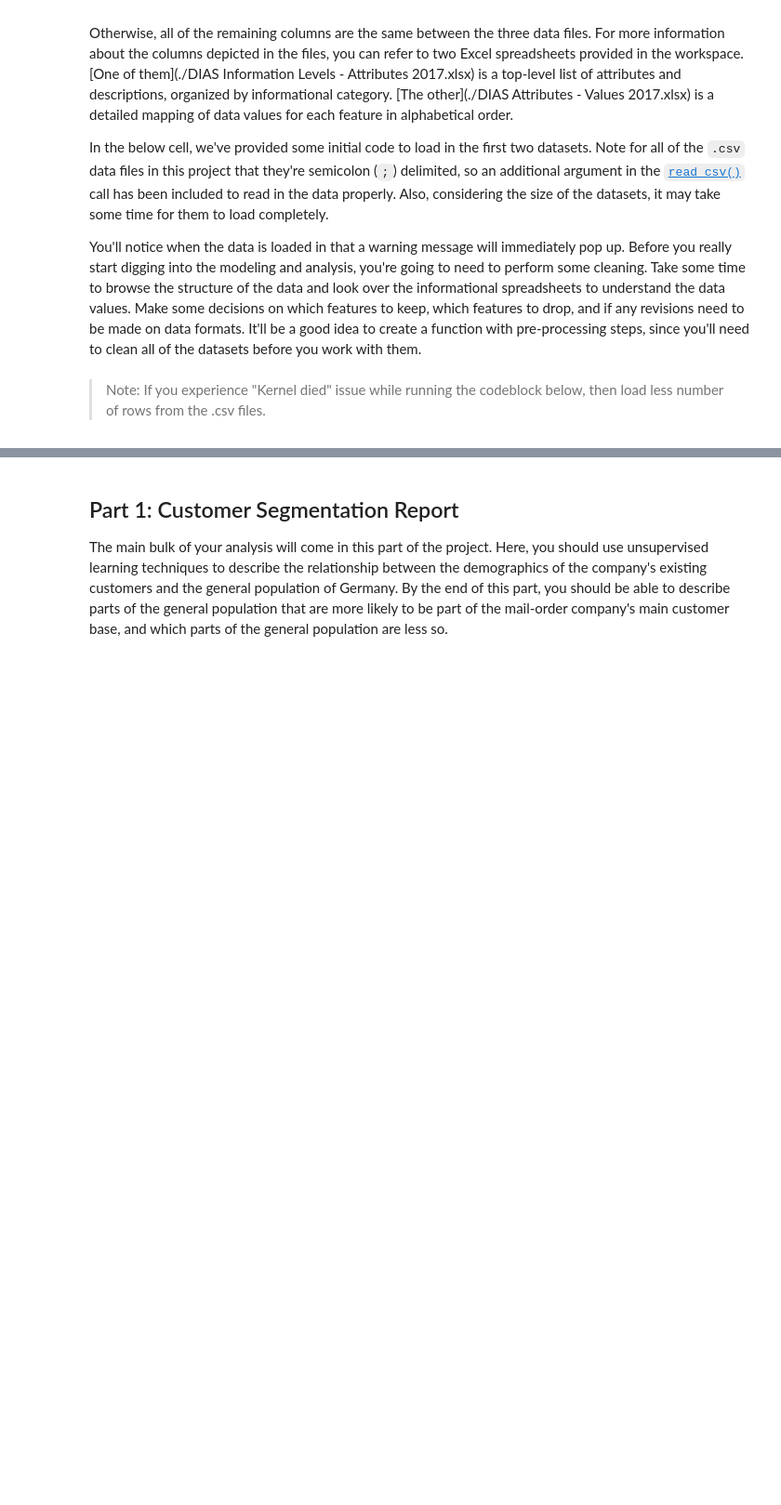
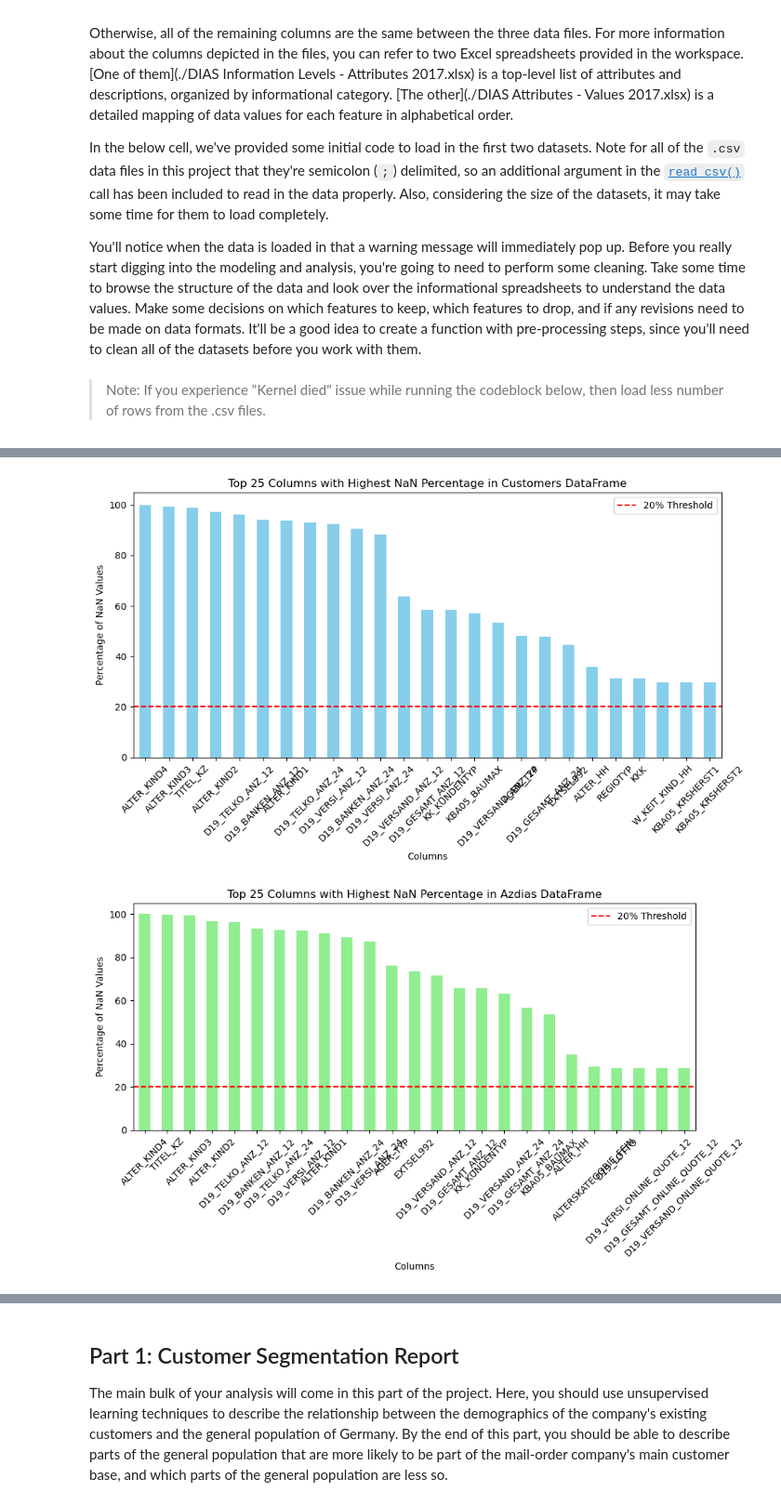
Before and after one commit to fabiandatascience/udacitycapstoneproject, a Jupyter notebook: Arvato Project Workbook.ipynb, the cells around one changed output, grey strips where cells are left out. Shown: that part at 93% size. Saved outputs shown, nothing was run; the diff lists cells and outputs as text; code cells hidden in the pictures; blank space fills up the shorter version.

Commit message:
Notebook Data Cleaning

```diff
--- a/Arvato Project Workbook.ipynb
+++ b/Arvato Project Workbook.ipynb
@@ -111,0 +595,6 @@ customers = pd.read_csv('data/Udacity_CUSTOMERS_052018.csv', sep=';')
+# %%
+
+# Beispielaufruf der Funktion für azdias
+azdias_nan_mapping = replace_with_nan(azdias, nan_mapping_matrix_final)
+
+print(azdias_nan_mapping.head(10))
@@ -111,0 +639,5 @@ customers = pd.read_csv('data/Udacity_CUSTOMERS_052018.csv', sep=';')
+# %%
+# Beispielaufruf der Funktion für azdias
+customers_nan_mapping = replace_with_nan(customers, nan_mapping_matrix_final)
+
+print(customers_nan_mapping.head(10))
@@ -111,0 +698,3 @@ customers = pd.read_csv('data/Udacity_CUSTOMERS_052018.csv', sep=';')
+# %%
+#remove duplicated Rows from azdias_nan_mapping
+azdias_without_duplicates = dataframe_duplicate_dropper(azdias_nan_mapping)
@@ -111,0 +719,3 @@ customers = pd.read_csv('data/Udacity_CUSTOMERS_052018.csv', sep=';')
+# %%
+#remove duplicated Rows from customers_nan_mapping
+customers_without_duplicates = dataframe_duplicate_dropper(customers_nan_mapping)
@@ -111,0 +740,36 @@ customers = pd.read_csv('data/Udacity_CUSTOMERS_052018.csv', sep=';')
+# %%
+
+# Calculate the percentage of NaN values per column for azdias_without_duplicates
+azdias_nan_percent = azdias_without_duplicates.isna().mean() * 100
+
+# Calculate the percentage of NaN values per column for customers_without_duplicates
+customers_nan_percent = customers_without_duplicates.isna().mean() * 100
+
+# Plot the top 25 columns with the highest NaN percentages for customers_without_duplicates
+top_25_customers_nan = customers_nan_percent.sort_values(ascending=False).head(25)
+plt.figure(figsize=(10, 6))
+top_25_customers_nan.plot(kind='bar', color='skyblue')
+plt.axhline(y=20, color='red', linestyle='--', label='20% Threshold')
+plt.title('Top 25 Columns with Highest NaN Percentage in Customers DataFrame')
+plt.ylabel('Percentage of NaN Values')
+plt.xlabel('Columns')
+plt.xticks(rotation=45)
+plt.legend()
+plt.tight_layout()
+plt.show()
+
+# Plot the top 25 columns with the highest NaN percentages for azdias_without_duplicates
+top_25_azdias_nan = azdias_nan_percent.sort_values(ascending=False).head(25)
+plt.figure(figsize=(10, 6))
+top_25_azdias_nan.plot(kind='bar', color='lightgreen')
+plt.axhline(y=20, color='red', linestyle='--', label='20% Threshold')
+plt.title('Top 25 Columns with Highest NaN Percentage in Azdias DataFrame')
+plt.ylabel('Percentage of NaN Values')
+plt.xlabel('Columns')
+plt.xticks(rotation=45)
+plt.legend()
+plt.tight_layout()
+plt.show()
+# %% [output]
+[figure, added]
+[figure, added]
```
Also changed, not shown: parts of 35 cells of this notebook.
